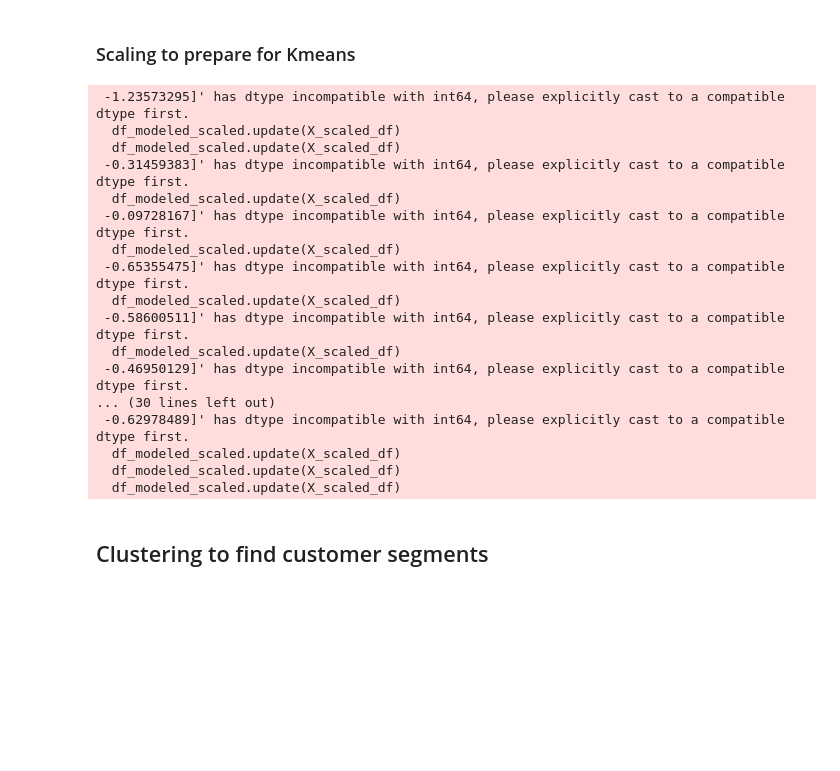
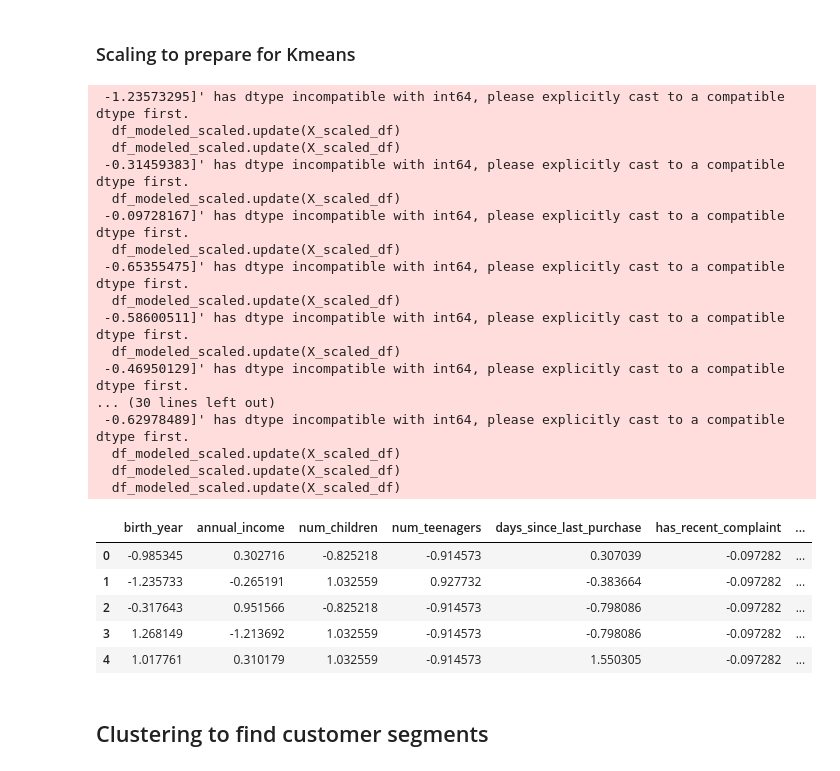
Before and after one commit to yousefwael0/RetailSegmentation, a Jupyter notebook: RetailBuyerSegmentation.ipynb, the cells around one changed output. Drawn from its saved outputs; the diff is of its cells as text; code cells hidden in the pictures; blank space fills up the shorter version.

```diff
--- a/RetailBuyerSegmentation.ipynb
+++ b/RetailBuyerSegmentation.ipynb
@@ -376,34 +391,39 @@ Index(['birth_year', 'annual_income', 'num_children', 'num_teenagers', 'days_sin
 from sklearn.preprocessing import StandardScaler
 
 
 numeric_cols = df_modeled.select_dtypes(include=['int64', 'float64']).columns.tolist()
 
 scaler = StandardScaler()
 X_scaled = scaler.fit_transform(df_modeled[numeric_cols])
 X_scaled_df = pd.DataFrame(X_scaled, columns=numeric_cols, index=df_modeled.index)
 X_scaled_df.head()
 df_modeled_scaled = df_modeled.copy()
 df_modeled_scaled.update(X_scaled_df)
 df_modeled_scaled.head()
-df_modeled_scaled.to_csv('data_modeled_scaled.csv', index=False)
 # %% [output]
  -1.23573295]' has dtype incompatible with int64, please explicitly cast to a compatible dtype first.
   df_modeled_scaled.update(X_scaled_df)
   df_modeled_scaled.update(X_scaled_df)
  -0.31459383]' has dtype incompatible with int64, please explicitly cast to a compatible dtype first.
   df_modeled_scaled.update(X_scaled_df)
  -0.09728167]' has dtype incompatible with int64, please explicitly cast to a compatible dtype first.
   df_modeled_scaled.update(X_scaled_df)
  -0.65355475]' has dtype incompatible with int64, please explicitly cast to a compatible dtype first.
   df_modeled_scaled.update(X_scaled_df)
  -0.58600511]' has dtype incompatible with int64, please explicitly cast to a compatible dtype first.
   df_modeled_scaled.update(X_scaled_df)
  -0.46950129]' has dtype incompatible with int64, please explicitly cast to a compatible dtype first.
 ... (30 lines left out)
  -0.62978489]' has dtype incompatible with int64, please explicitly cast to a compatible dtype first.
   df_modeled_scaled.update(X_scaled_df)
   df_modeled_scaled.update(X_scaled_df)
   df_modeled_scaled.update(X_scaled_df)
+|  | birth_year | annual_income | num_children | num_teenagers | days_since_last_purchase | has_recent_complaint | ... |
+| 0 | -0.985345 | 0.302716 | -0.825218 | -0.914573 | 0.307039 | -0.097282 | ... |
+| 1 | -1.235733 | -0.265191 | 1.032559 | 0.927732 | -0.383664 | -0.097282 | ... |
+| 2 | -0.317643 | 0.951566 | -0.825218 | -0.914573 | -0.798086 | -0.097282 | ... |
+| 3 | 1.268149 | -1.213692 | 1.032559 | -0.914573 | -0.798086 | -0.097282 | ... |
+| 4 | 1.017761 | 0.310179 | 1.032559 | -0.914573 | 1.550305 | -0.097282 | ... |
 # %% [markdown]
 ## Clustering to find customer segments
 # %% [markdown]
```
Also changed, not shown: parts of 6 cells of this notebook, 9 other files.
